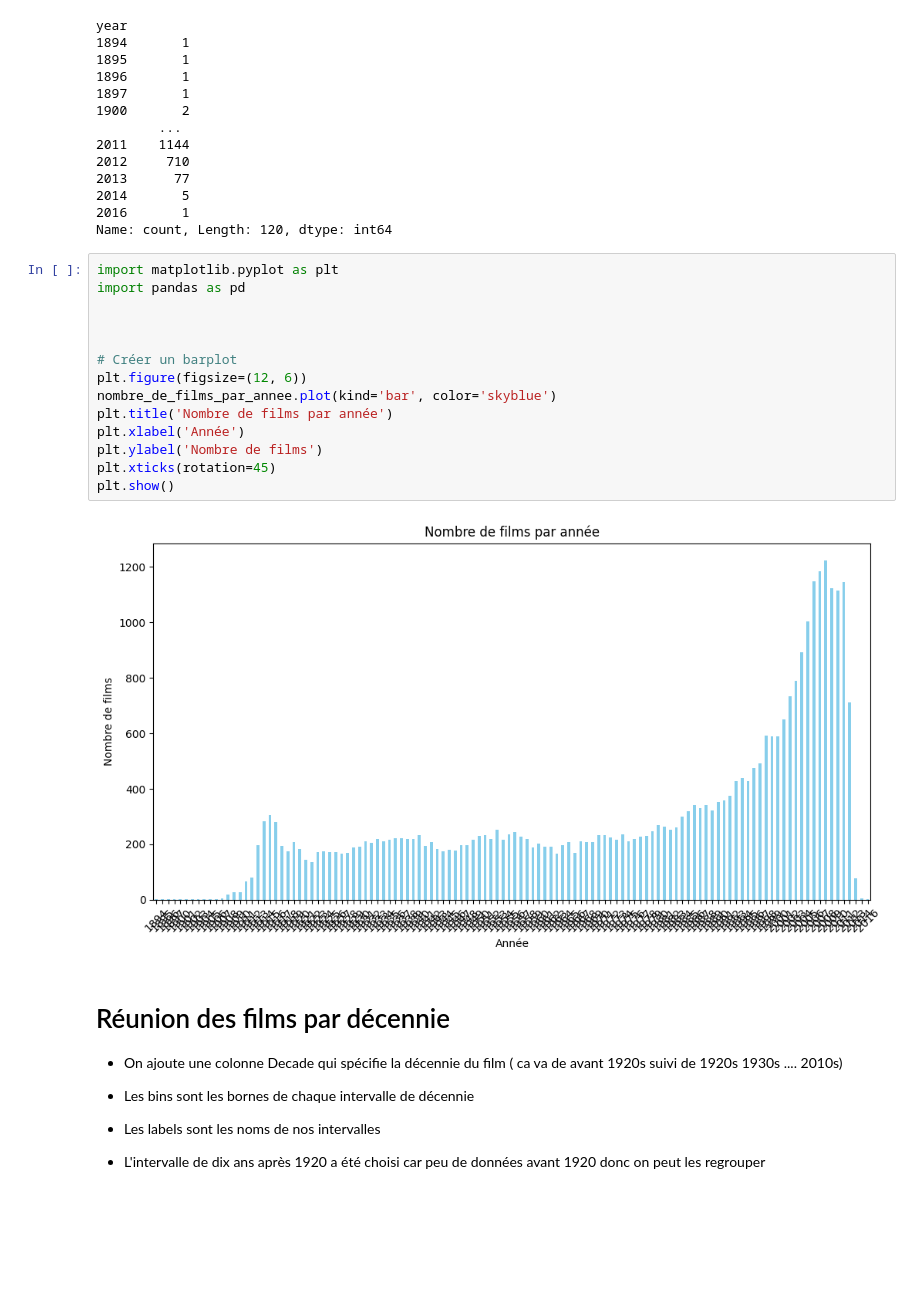
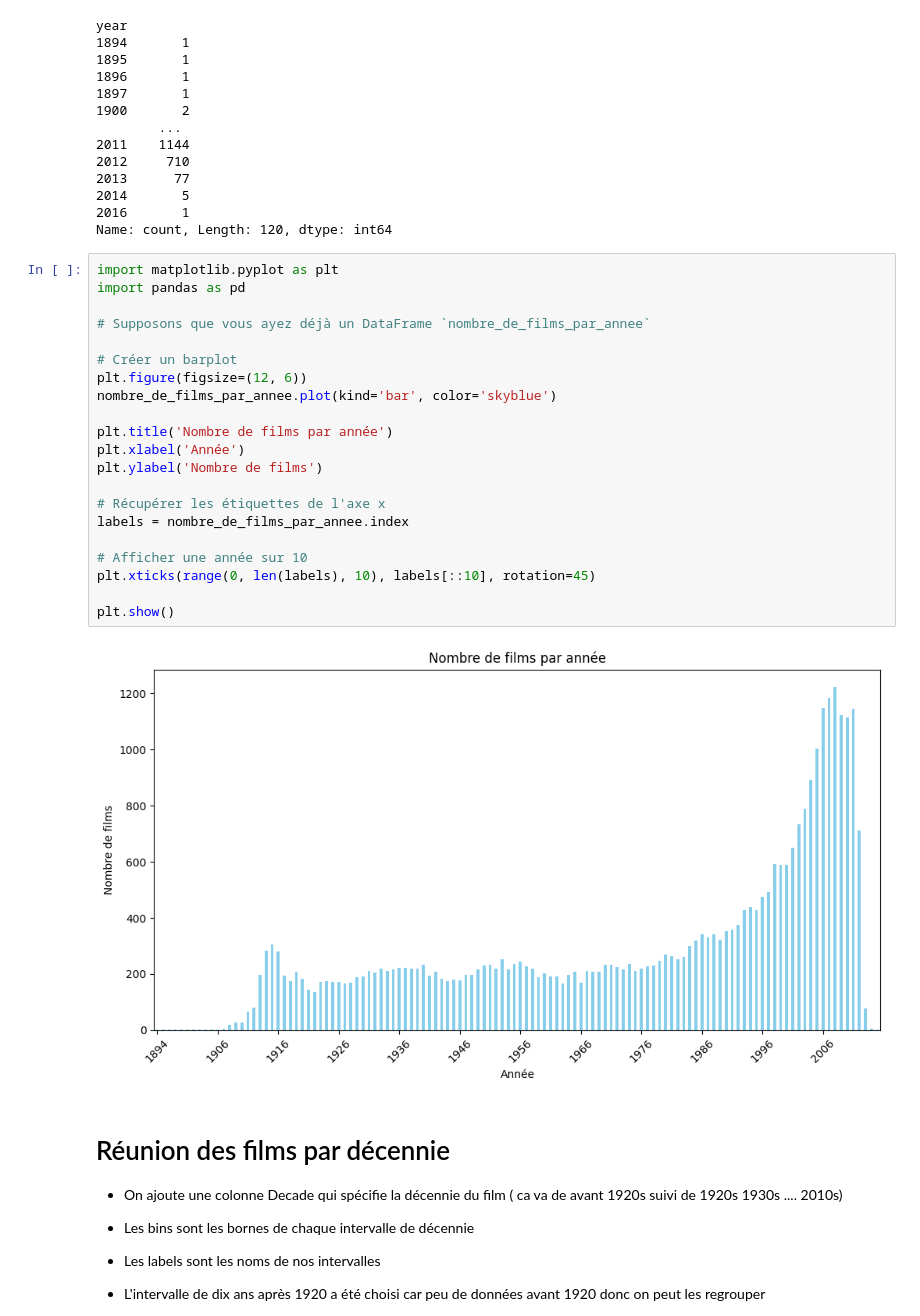
Before and after one commit to epfl-ada/ada-2023-project-fauttrouverunnompourada, a Jupyter notebook: Yaniss_code.ipynb, the cells around one changed output. Cells and saved outputs as stored; diff of their text form; blank space fills up the shorter version.

```diff
--- a/Yaniss_code.ipynb
+++ b/Yaniss_code.ipynb
@@ -473,19 +473,26 @@ Name: count, Length: 120, dtype: int64
 # %%
 import matplotlib.pyplot as plt
 import pandas as pd
 
-
+# Supposons que vous ayez déjà un DataFrame `nombre_de_films_par_annee`
 
 # Créer un barplot
 plt.figure(figsize=(12, 6))
 nombre_de_films_par_annee.plot(kind='bar', color='skyblue')
+
 plt.title('Nombre de films par année')
 plt.xlabel('Année')
 plt.ylabel('Nombre de films')
-plt.xticks(rotation=45)
+
+# Récupérer les étiquettes de l'axe x
+labels = nombre_de_films_par_annee.index
+
+# Afficher une année sur 10
+plt.xticks(range(0, len(labels), 10), labels[::10], rotation=45)
+
 plt.show()
 # %% [output]
-[figure, old version]
+[figure, new version]
 # %% [markdown]
 # Réunion des films par décennie
 
```
Also changed, not shown: parts of 12 cells of this notebook.
